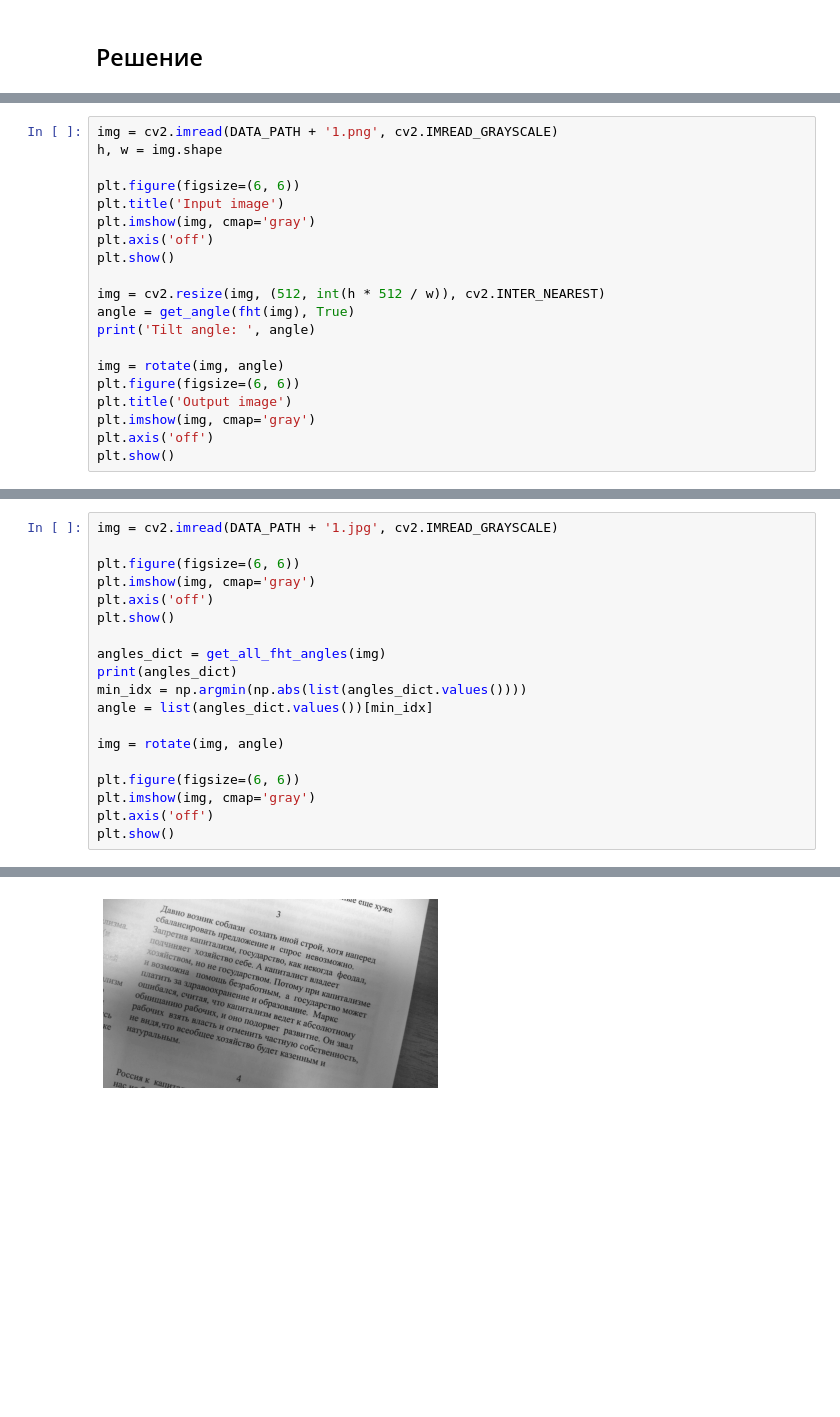
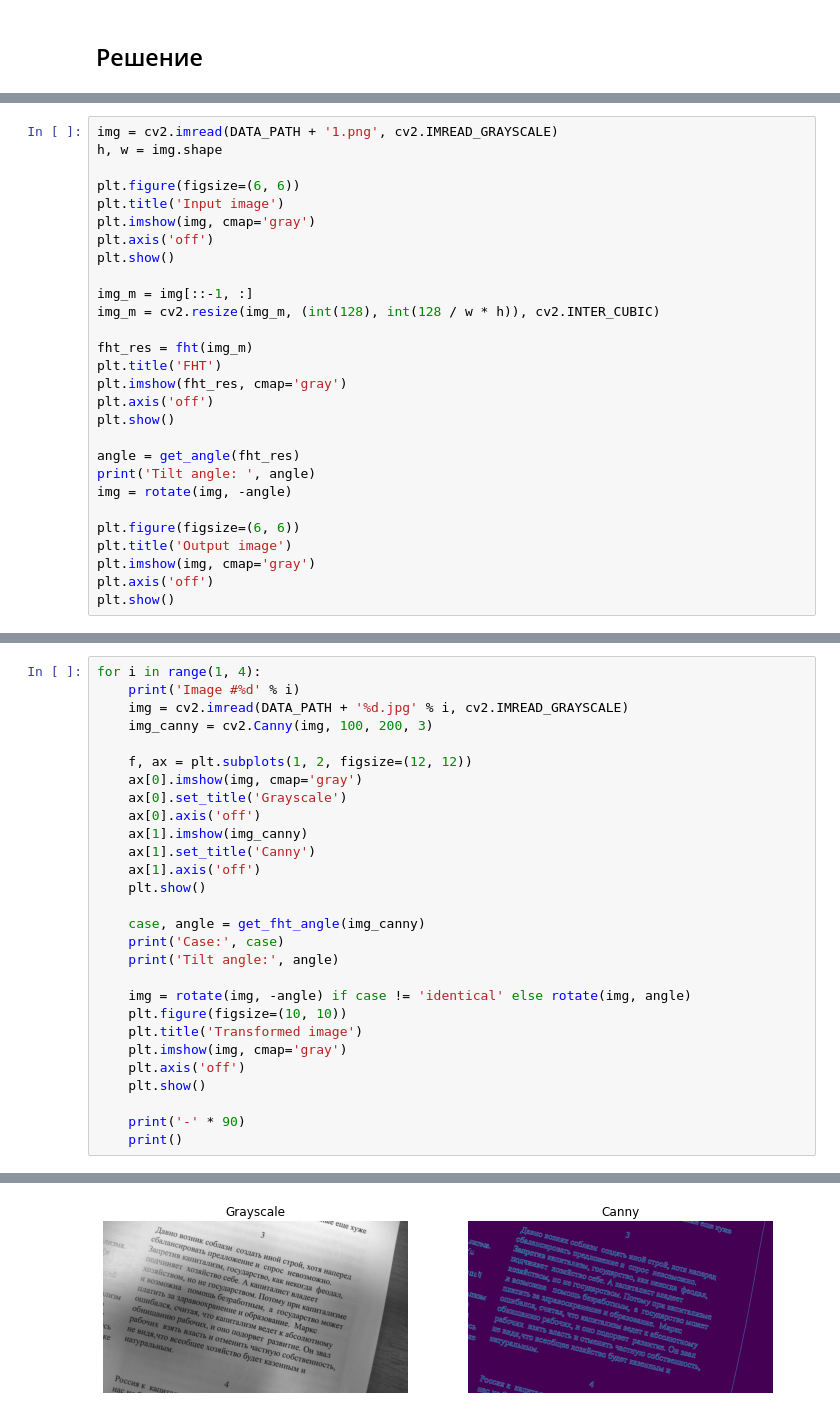
Before and after one commit to TayaPenskaya/mipt_base_cv, a Jupyter notebook: fht/solution.ipynb, the cells around one changed output, grey strips where cells are left out. Cells and saved outputs as stored; diff of their text form; blank space fills up the shorter version.

```diff
--- a/fht/solution.ipynb
+++ b/fht/solution.ipynb
@@ -103,11 +127,19 @@ plt.imshow(img, cmap='gray')
 plt.axis('off')
 plt.show()
 
-img = cv2.resize(img, (512, int(h * 512 / w)), cv2.INTER_NEAREST)
-angle = get_angle(fht(img), True)
+img_m = img[::-1, :]
+img_m = cv2.resize(img_m, (int(128), int(128 / w * h)), cv2.INTER_CUBIC)
+
+fht_res = fht(img_m)
+plt.title('FHT')
+plt.imshow(fht_res, cmap='gray')
+plt.axis('off')
+plt.show()
+
+angle = get_angle(fht_res)
 print('Tilt angle: ', angle)
+img = rotate(img, -angle)
 
-img = rotate(img, angle)
 plt.figure(figsize=(6, 6))
 plt.title('Output image')
 plt.imshow(img, cmap='gray')
@@ -130,20 +161,29 @@ Tilt angle:  -26.71875
 # %%
-img = cv2.imread(DATA_PATH + '1.jpg', cv2.IMREAD_GRAYSCALE)
+for i in range(1, 4):
+    print('Image #%d' % i)
+    img = cv2.imread(DATA_PATH + '%d.jpg' % i, cv2.IMREAD_GRAYSCALE)
+    img_canny = cv2.Canny(img, 100, 200, 3)
 
-plt.figure(figsize=(6, 6))
-plt.imshow(img, cmap='gray')
-plt.axis('off')
-plt.show()
+    f, ax = plt.subplots(1, 2, figsize=(12, 12))
+    ax[0].imshow(img, cmap='gray')
+    ax[0].set_title('Grayscale')
+    ax[0].axis('off')
+    ax[1].imshow(img_canny)
+    ax[1].set_title('Canny')
+    ax[1].axis('off')
+    plt.show()
 
-angles_dict = get_all_fht_angles(img)
-print(angles_dict)
-min_idx = np.argmin(np.abs(list(angles_dict.values())))
-angle = list(angles_dict.values())[min_idx]
+    case, angle = get_fht_angle(img_canny)
+    print('Case:', case)
+    print('Tilt angle:', angle)
 
-img = rotate(img, angle)
+    img = rotate(img, -angle) if case != 'identical' else rotate(img, angle)
+    plt.figure(figsize=(10, 10))
+    plt.title('Transformed image')
+    plt.imshow(img, cmap='gray')
+    plt.axis('off')
+    plt.show()
 
-plt.figure(figsize=(6, 6))
-plt.imshow(img, cmap='gray')
-plt.axis('off')
-plt.show()
+    print('-' * 90)
+    print()
 # %% [output]
@@ -150 +191 @@ plt.show()
-[figure, old version]
+[figure, new version]
```
Also changed, not shown: parts of 11 cells of this notebook.
